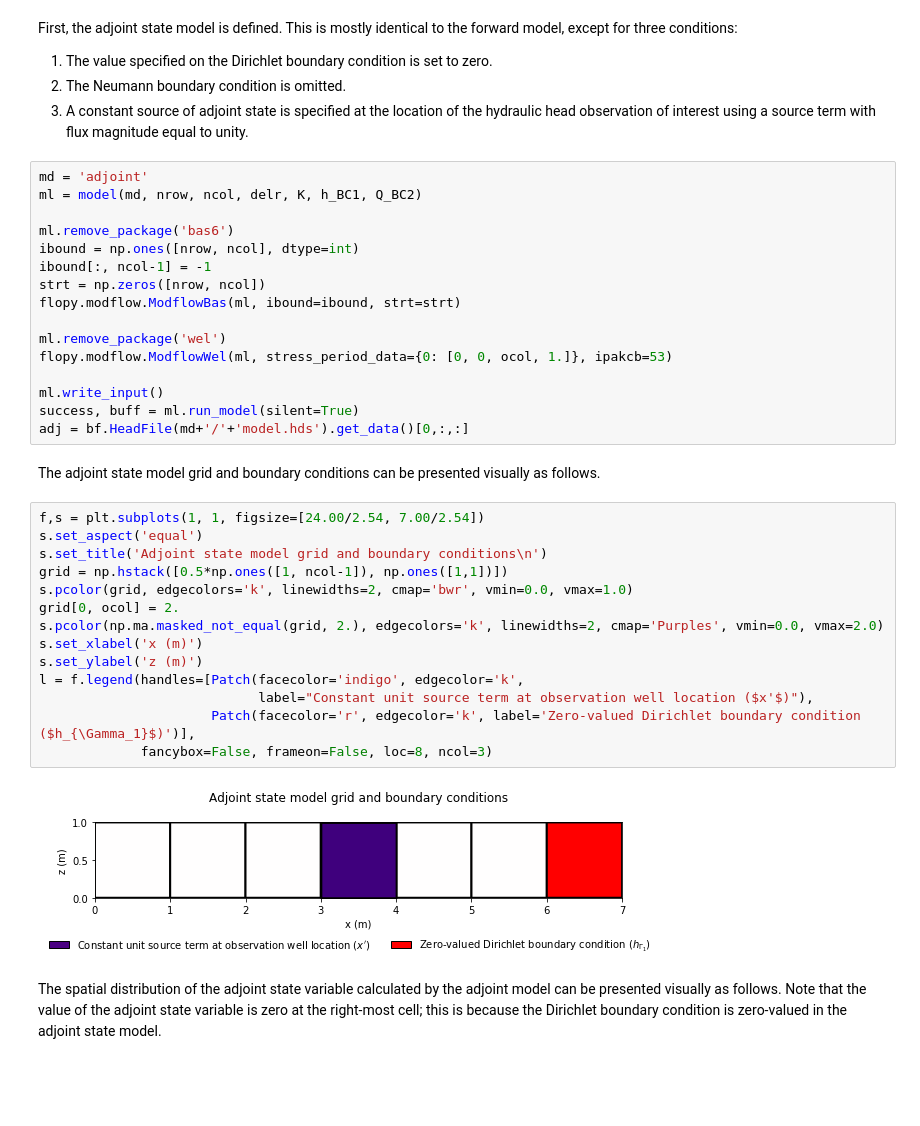
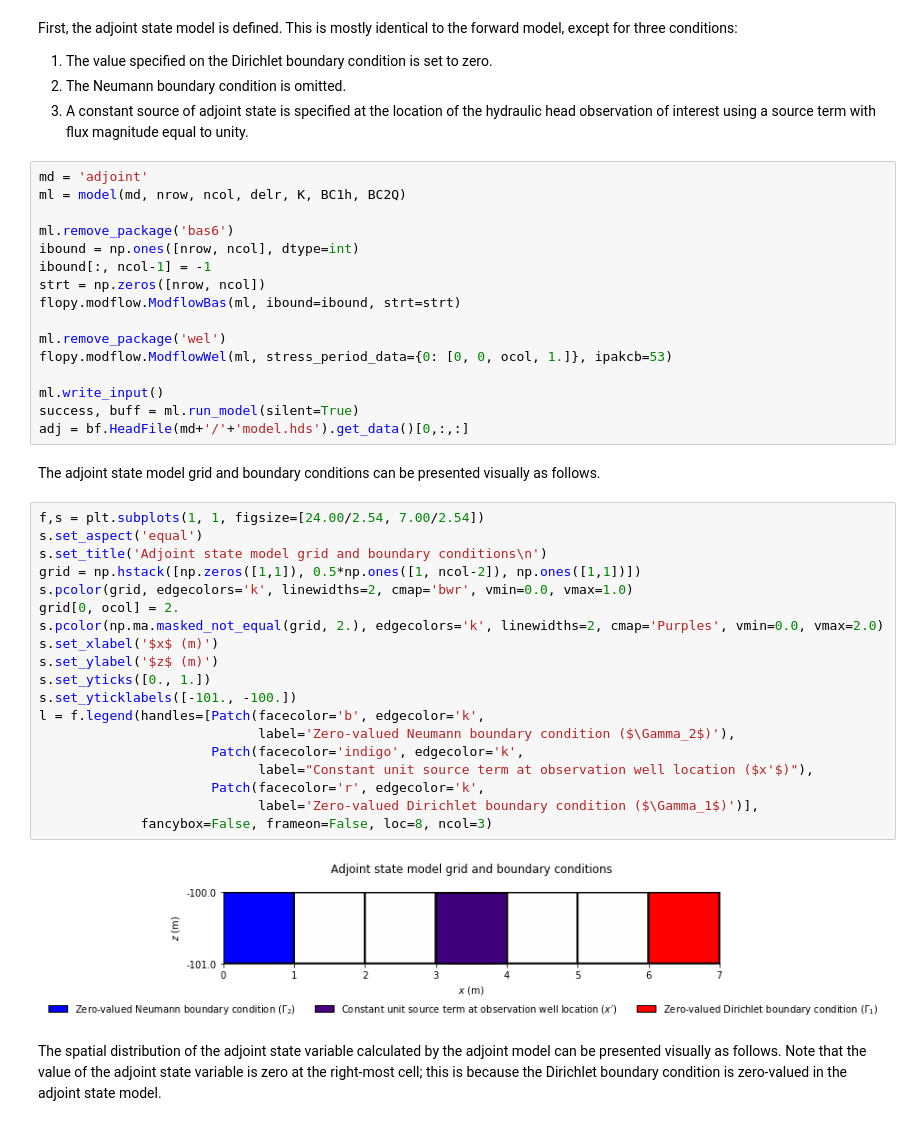
Before and after one commit to christurnadge/1o_adjoint_sensitivities, a Jupyter notebook: 01_Numerical_examples/01_Continuous_approach/01_dh_dK_SS.ipynb, the cells around one changed output. Cells and saved outputs as stored; diff of their text form; blank space fills up the shorter version.

```diff
--- a/01_Numerical_examples/01_Continuous_approach/01_dh_dK_SS.ipynb
+++ b/01_Numerical_examples/01_Continuous_approach/01_dh_dK_SS.ipynb
@@ -166,7 +172,7 @@ First, the adjoint state model is defined. This is mostly identical to the forwa
 3. A constant source of adjoint state is specified at the location of the hydraulic head observation of interest using a  source term with flux magnitude equal to unity.
 # %%
 md = 'adjoint'
-ml = model(md, nrow, ncol, delr, K, h_BC1, Q_BC2)
+ml = model(md, nrow, ncol, delr, K, BC1h, BC2Q)
 
 ml.remove_package('bas6')
 ibound = np.ones([nrow, ncol], dtype=int)
@@ -185,19 +191,24 @@ The adjoint state model grid and boundary conditions can be presented visually a
 # %%
 f,s = plt.subplots(1, 1, figsize=[24.00/2.54, 7.00/2.54])
 s.set_aspect('equal')
 s.set_title('Adjoint state model grid and boundary conditions\n')
-grid = np.hstack([0.5*np.ones([1, ncol-1]), np.ones([1,1])])
+grid = np.hstack([np.zeros([1,1]), 0.5*np.ones([1, ncol-2]), np.ones([1,1])])
 s.pcolor(grid, edgecolors='k', linewidths=2, cmap='bwr', vmin=0.0, vmax=1.0)
 grid[0, ocol] = 2.
 s.pcolor(np.ma.masked_not_equal(grid, 2.), edgecolors='k', linewidths=2, cmap='Purples', vmin=0.0, vmax=2.0)
-s.set_xlabel('x (m)')
-s.set_ylabel('z (m)')
-l = f.legend(handles=[Patch(facecolor='indigo', edgecolor='k',
+s.set_xlabel('$x$ (m)')
+s.set_ylabel('$z$ (m)')
+s.set_yticks([0., 1.])
+s.set_yticklabels([-101., -100.])
+l = f.legend(handles=[Patch(facecolor='b', edgecolor='k',
+                            label='Zero-valued Neumann boundary condition ($\Gamma_2$)'),
+                      Patch(facecolor='indigo', edgecolor='k',
                             label="Constant unit source term at observation well location ($x'$)"),
-                      Patch(facecolor='r', edgecolor='k', label='Zero-valued Dirichlet boundary condition ($h_{\Gamma_1}$)')],
+                      Patch(facecolor='r', edgecolor='k',
+                            label='Zero-valued Dirichlet boundary condition ($\Gamma_1$)')],
              fancybox=False, frameon=False, loc=8, ncol=3)
 # %% [output]
-[figure, old version]
+[figure, new version]
 # %% [markdown]
 The spatial distribution of the adjoint state variable calculated by the adjoint model can be presented visually as follows. Note that the value of the adjoint state variable is zero at the right-most cell; this is because the Dirichlet boundary condition is zero-valued in the adjoint state model.
 # %%
```
Also changed, not shown: parts of 11 cells of this notebook, 7 other files.
